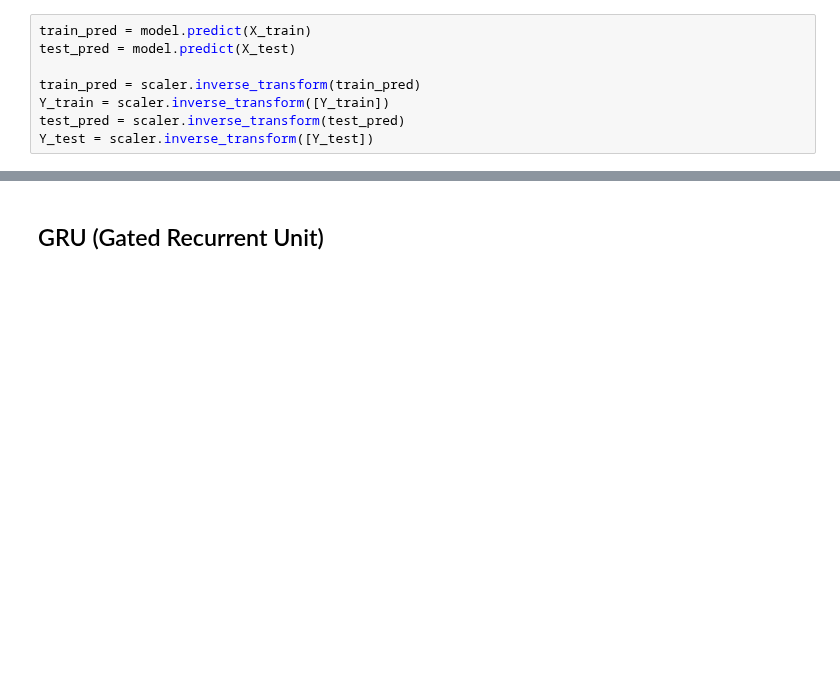
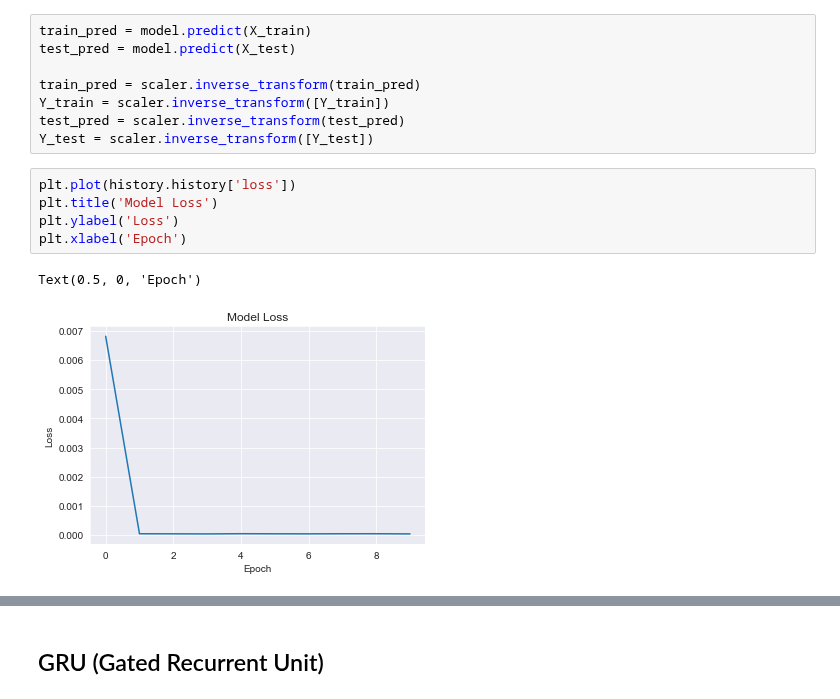
Before and after one commit to ghcn345/Stock-Market-Prediction, a Jupyter notebook: stock_market_TimeSeries.ipynb, the cells around one changed output, grey strips where cells are left out. Drawn from its saved outputs; the diff is of its cells as text; blank space fills up the shorter version.

```diff
--- a/stock_market_TimeSeries.ipynb
+++ b/stock_market_TimeSeries.ipynb
@@ -403,3 +439,11 @@ train_pred = scaler.inverse_transform(train_pred)
 Y_train = scaler.inverse_transform([Y_train])
 test_pred = scaler.inverse_transform(test_pred)
 Y_test = scaler.inverse_transform([Y_test])
+# %%
+plt.plot(history.history['loss'])
+plt.title('Model Loss')
+plt.ylabel('Loss')
+plt.xlabel('Epoch')
+# %% [output]
+Text(0.5, 0, 'Epoch')
+[figure, added]
```
Also changed, not shown: parts of 16 cells of this notebook.
